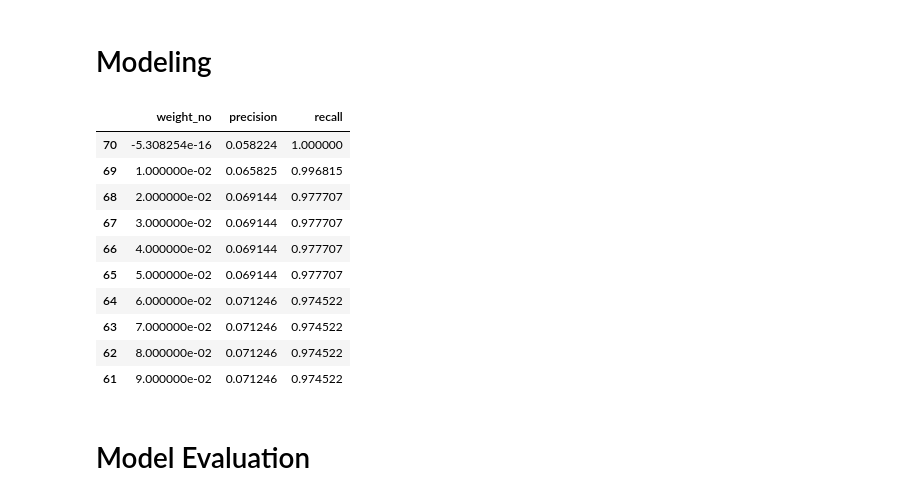
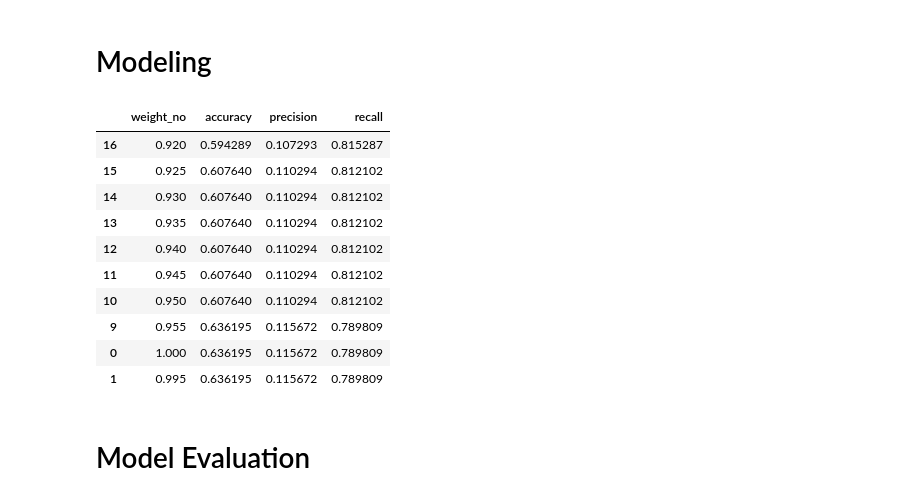
Before and after one commit to felagund93/mid-bootcamp-project-classification, a Jupyter notebook: Mid_project_classification_RandomForest.ipynb, the cells around one changed output. Cells and saved outputs as stored; diff of their text form; code cells hidden in the pictures.

```diff
--- a/Mid_project_classification_RandomForest.ipynb
+++ b/Mid_project_classification_RandomForest.ipynb
@@ -447,34 +447,37 @@ The balance of our data is seemingly good now. We proceed to train our model and
 # %%
 from sklearn.metrics import precision_score
 from sklearn.metrics import recall_score
-i=0.7
+i=1
 scores=[]
 recall=0
+accuracy=1
 #for i in np.arange(0.01, 0.5, 0.01).tolist():
-while recall<1.0:
+while recall<1.0 and accuracy>0.60:
     classification=RandomForestClassifier(class_weight={"No":i},n_estimators=100, random_state=42).fit(X_train_tl_2, y_train_tl_2)
+    accuracy=classification.score(X_test, y_test)
     predictions = classification.predict(X_test)
     precision=precision_score(y_test, predictions, pos_label="Yes")
     recall=recall_score(y_test, predictions, pos_label="Yes")
-    scores.append([i,precision,recall])
-    i-=0.01
+    scores.append([i,accuracy,precision,recall])
+    i-=0.005
 # %%
-scores_df=pd.DataFrame(data=scores,columns=['weight_no','precision','recall']).sort_values('recall',ascending=False)
+scores_df=pd.DataFrame(data=scores,columns=['weight_no','accuracy','precision','recall']).sort_values('recall',ascending=False)
 display(scores_df.head(10))
-#best_no_weight=scores_df.loc[(scores_df['recall']==1.0)].values[0,0]
+#best_no_weight=scores_df.loc[(scores_df['recall']==1.0)]#.values[0,0]
+#best_no_weight
 #plt.plot(scores_df['weight_no'], scores_df['precision'])
 #plt.plot(scores_df['weight_no'], scores_df['recall'])
 # %% [output]
-|  | weight_no | precision | recall |
-| 70 | -5.308254e-16 | 0.058224 | 1.000000 |
-| 69 | 1.000000e-02 | 0.065825 | 0.996815 |
-| 68 | 2.000000e-02 | 0.069144 | 0.977707 |
-| 67 | 3.000000e-02 | 0.069144 | 0.977707 |
-| 66 | 4.000000e-02 | 0.069144 | 0.977707 |
-| 65 | 5.000000e-02 | 0.069144 | 0.977707 |
-| 64 | 6.000000e-02 | 0.071246 | 0.974522 |
-| 63 | 7.000000e-02 | 0.071246 | 0.974522 |
-| 62 | 8.000000e-02 | 0.071246 | 0.974522 |
-| 61 | 9.000000e-02 | 0.071246 | 0.974522 |
+|  | weight_no | accuracy | precision | recall |
+| 16 | 0.920 | 0.594289 | 0.107293 | 0.815287 |
+| 15 | 0.925 | 0.607640 | 0.110294 | 0.812102 |
+| 14 | 0.930 | 0.607640 | 0.110294 | 0.812102 |
+| 13 | 0.935 | 0.607640 | 0.110294 | 0.812102 |
+| 12 | 0.940 | 0.607640 | 0.110294 | 0.812102 |
+| 11 | 0.945 | 0.607640 | 0.110294 | 0.812102 |
+| 10 | 0.950 | 0.607640 | 0.110294 | 0.812102 |
+| 9 | 0.955 | 0.636195 | 0.115672 | 0.789809 |
+| 0 | 1.000 | 0.636195 | 0.115672 | 0.789809 |
+| 1 | 0.995 | 0.636195 | 0.115672 | 0.789809 |
 # %%
 from sklearn.ensemble import RandomForestClassifier
```
Also changed, not shown: parts of 9 cells of this notebook, 5 other files.
